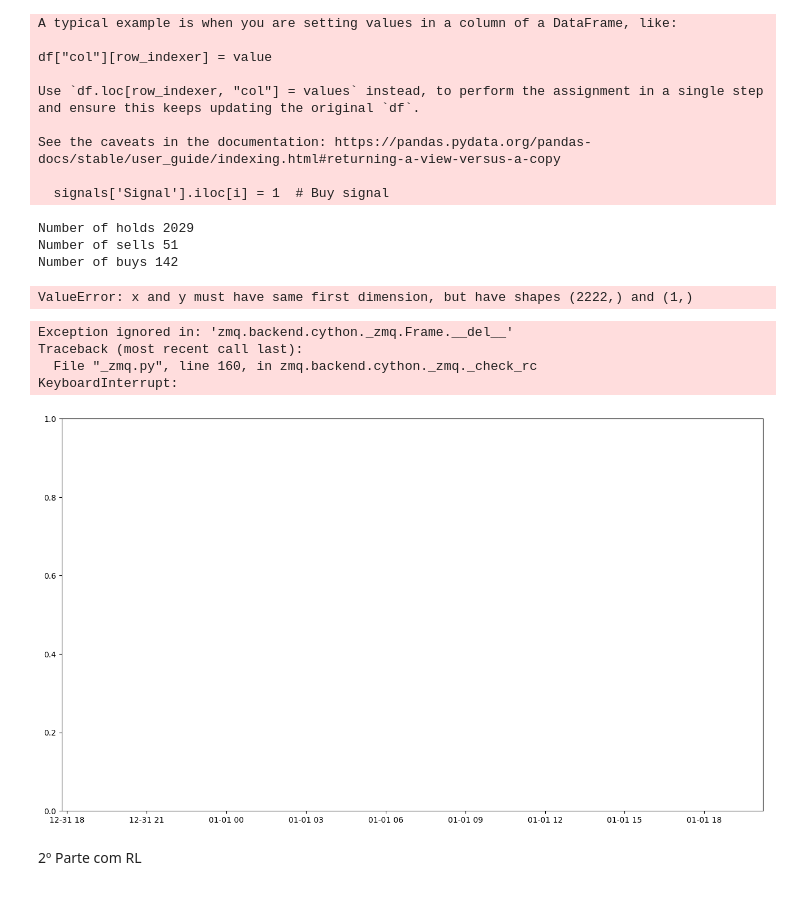
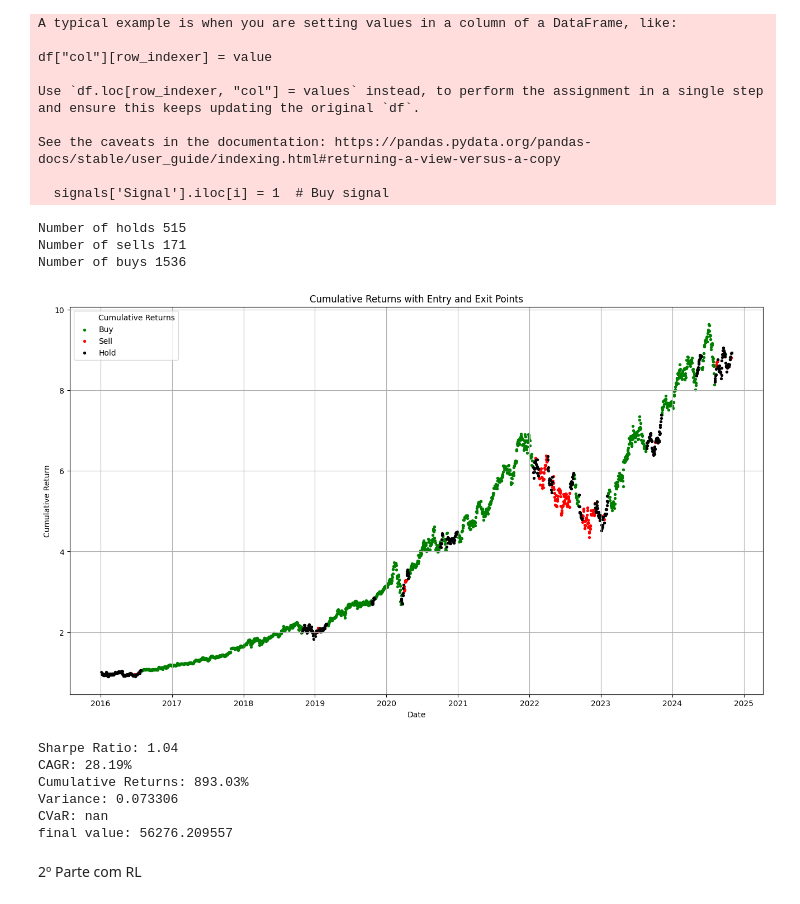
Before and after one commit to Groze2001/MCD, a Jupyter notebook: Otimizaçao_de_dados_para_bussiness_analytics/FinalProject.ipynb, the cells around one changed output. Saved outputs shown, nothing was run; the diff lists cells and outputs as text; code cells hidden in the pictures.

```diff
--- a/Otimizaçao_de_dados_para_bussiness_analytics/FinalProject.ipynb
+++ b/Otimizaçao_de_dados_para_bussiness_analytics/FinalProject.ipynb
@@ -36,30 +36,47 @@ def calculate_rsi(data, window = 7):
     rsi = 100 - (100 / (1 + rs))
     return rsi
 # %%
-def trading_strategy(data):
+def trading_strategy(data, initial_investment):
     # RSI calculation (assuming calculate_rsi is already defined elsewhere)
     rsi = calculate_rsi(data)
     signals = pd.DataFrame(index=data.index)
     signals['Signal'] = 0
 
     sma100 = data['Close'].rolling(window=100).mean()
+    sma20 = data['Close'].rolling(window=20).mean()
+
+    # Initialize trading variables
+    cash = initial_investment
+    position = 0  # Number of shares held
 
     for i in range(len(data)):
         current_price = data['Close'].iloc[i]
         sma100_value = sma100.iloc[i]
+        sma20_value = sma20.iloc[i]
         rsi_value = rsi.iloc[i]
+        trade = ((sma20_value - sma100_value) / sma100_value) * 100
+
 
         if not np.isnan(sma100_value) and not np.isnan(rsi_value):
             # Buy Signal: Current price > SMA100 and RSI < 30
-            if current_price > sma100_value and rsi_value < 30:
+            if current_price > sma100_value and rsi_value < 30 or trade > 2 :
                 signals['Signal'].iloc[i] = 1  # Buy signal
             # Sell Signal: Current price < SMA100 and RSI > 70
-            elif current_price < sma100_value and rsi_value > 70:
+            elif current_price < sma100_value and rsi_value > 70 or trade < -5 :
                 signals['Signal'].iloc[i] = -1  # Sell signal
 
+        # Execute trades based on the signal
+        if signals['Signal'].iloc[i] == 1:  # Buy signal
+            shares_to_buy = cash // current_price  # Max shares to buy
+            cash -= shares_to_buy * current_price  # Deduct cash spent
+            position += shares_to_buy  # Add shares bought
+        elif signals['Signal'].iloc[i] == -1:  # Sell signal
+            cash += position * current_price  # Add cash from selling
+            position = 0  # Reset position to zero
 
-
-    return signals
+    # Final portfolio value
+    final_value = cash + position * data['Close'].iloc[-1]
+    return signals, final_value
 # %%
 def backtest(data, signals,initial_investment):
     # Combine the historical data with the trading signals
@@ -97,7 +114,7 @@ def backtest(data, signals,initial_investment):
 initial_investment = 10000
 
 # Perform the trading strategy
-signals = trading_strategy(data)
+signals, final_value = trading_strategy(data,initial_investment)
 
 # Perform backtesting and calculate metrics
 backtest_results, sharpe_ratio, cagr, cumulative_returns,  variance, cvar = backtest(data, signals,initial_investment)
@@ -125,29 +142,42 @@ See the caveats in the documentation: https://pandas.pydata.org/pandas-docs/stab
 # %%
 # Plot the cumulative returns with entry and exit points
 print("Number of holds",len(signals[signals["Signal"]==0]))
 print("Number of sells",len(signals[signals["Signal"]==-1]))
 print("Number of buys",len(signals[signals["Signal"]==1]))
+
 plt.figure(figsize=(16, 9))
-plt.plot(backtest_results.index, cumulative_returns, label='Cumulative Returns')
+plt.plot(backtest_results.index, cumulative_returns,linewidth=0 ,label='Cumulative Returns')
 plt.scatter(backtest_results[backtest_results['Signal'] == 1].index, backtest_results[backtest_results['Signal'] == 1]['Cumulative Return'], color='green', s=8, label='Buy')
 plt.scatter(backtest_results[backtest_results['Signal'] == -1].index, backtest_results[backtest_results['Signal'] == -1]['Cumulative Return'], color='red',  s=8, label='Sell')
 plt.scatter(backtest_results[backtest_results['Signal'] == 0].index, backtest_results[backtest_results['Signal'] == 0]['Cumulative Return'], color='black',  s=8, label='Hold')
 plt.title('Cumulative Returns with Entry and Exit Points')
 plt.xlabel('Date')
 plt.ylabel('Cumulative Return')
 plt.legend()
 plt.grid(True)
 plt.show()
 # %% [output]
-Number of holds 2029
-Number of sells 51
-Number of buys 142
+Number of holds 515
+Number of sells 171
+Number of buys 1536
-ValueError: x and y must have same first dimension, but have shapes (2222,) and (1,)
-Exception ignored in: 'zmq.backend.cython._zmq.Frame.__del__'
-Traceback (most recent call last):
-  File "_zmq.py", line 160, in zmq.backend.cython._zmq._check_rc
-KeyboardInterrupt:
-[figure, old version]
+[figure, new version]
+# %%
+# Print the calculated metrics
+print(f"Sharpe Ratio: {sharpe_ratio:.2f}")
+print(f"CAGR: {cagr:.2%}")
+print(f"Cumulative Returns: {cumulative_returns[-1]:.2%}")
+#print(f"Alpha: {alpha:.4f}")
+#print(f"Beta: {beta:.4f}")
+print(f"Variance: {variance:.6f}")
+print(f"CVaR: {cvar:.6f}")
+print(f"final value: {final_value:.6f}")
+# %% [output]
+Sharpe Ratio: 1.04
+CAGR: 28.19%
+Cumulative Returns: 893.03%
+Variance: 0.073306
+CVaR: nan
+final value: 56276.209557
 # %% [markdown]
 2º Parte com RL
 # %%
```
Also changed, not shown: parts of 7 cells of this notebook, 2 other files.
